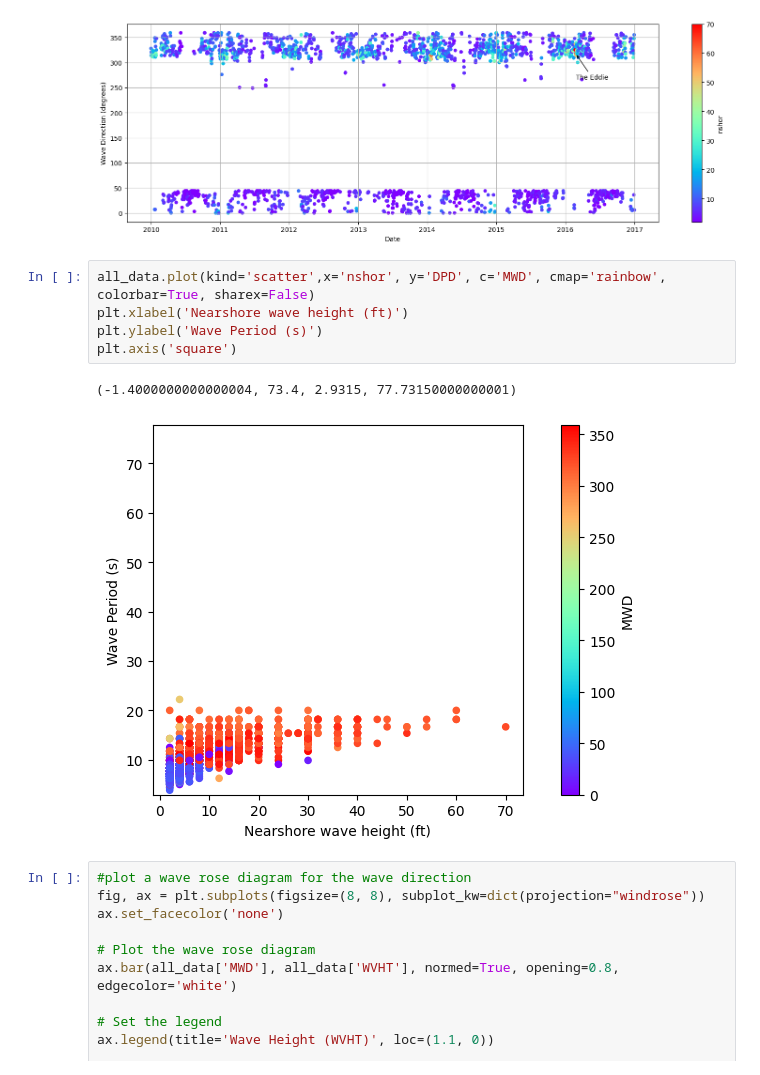
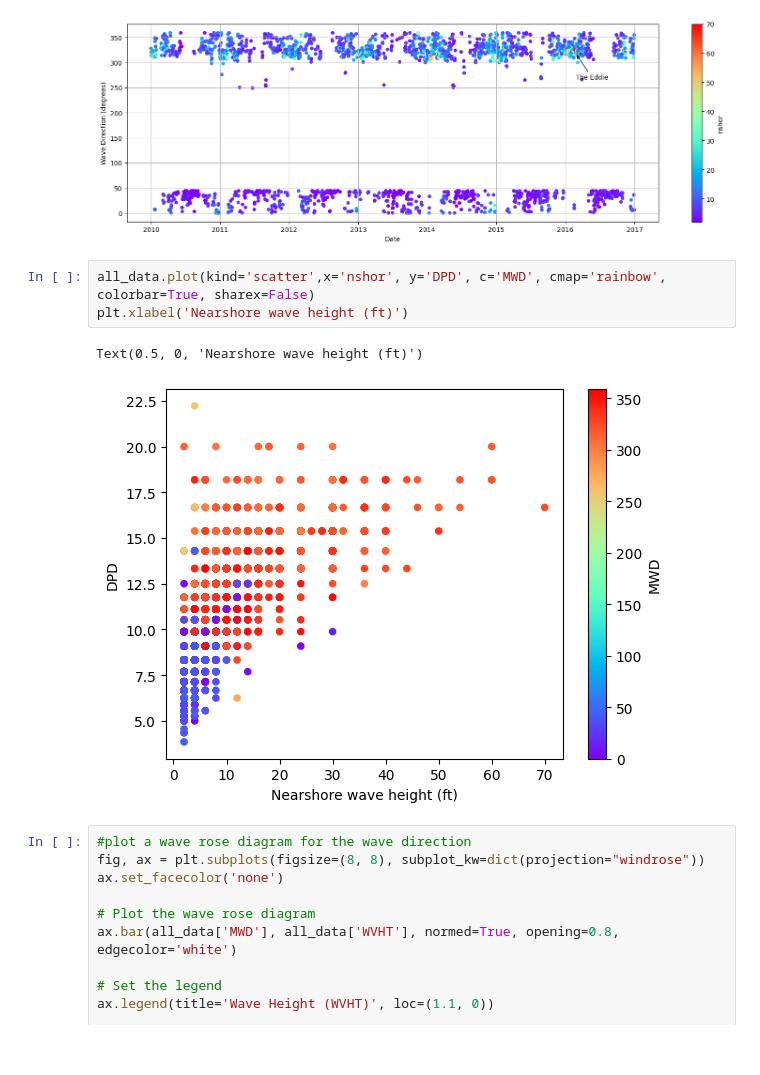
Before and after one commit to BenHowey/personal_projects, a Jupyter notebook: wavedata_analysis.ipynb, the cells around one changed output. Drawn from its saved outputs; the diff is of its cells as text.

Commit message:
updated plot

```diff
--- a/wavedata_analysis.ipynb
+++ b/wavedata_analysis.ipynb
@@ -189,11 +189,9 @@ plt.tight_layout()
 # %%
 all_data.plot(kind='scatter',x='nshor', y='DPD', c='MWD', cmap='rainbow', colorbar=True, sharex=False)
 plt.xlabel('Nearshore wave height (ft)')
-plt.ylabel('Wave Period (s)')
-plt.axis('square')
 # %% [output]
-(-1.4000000000000004, 73.4, 2.9315, 77.73150000000001)
+Text(0.5, 0, 'Nearshore wave height (ft)')
-[figure, old version]
+[figure, new version]
 # %%
 #plot a wave rose diagram for the wave direction
 fig, ax = plt.subplots(figsize=(8, 8), subplot_kw=dict(projection="windrose"))
```
Also changed, not shown: parts of 1 cell of this notebook.
